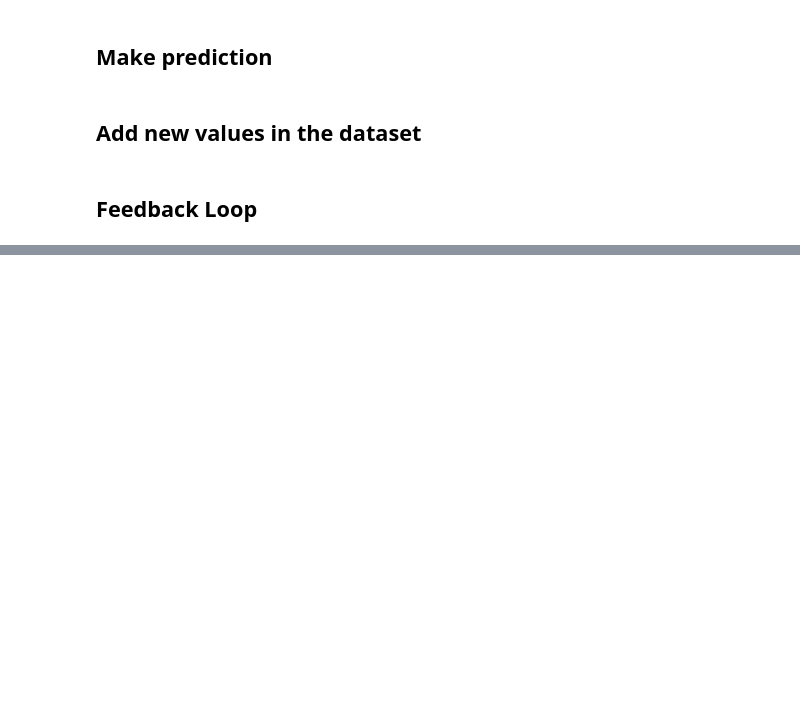
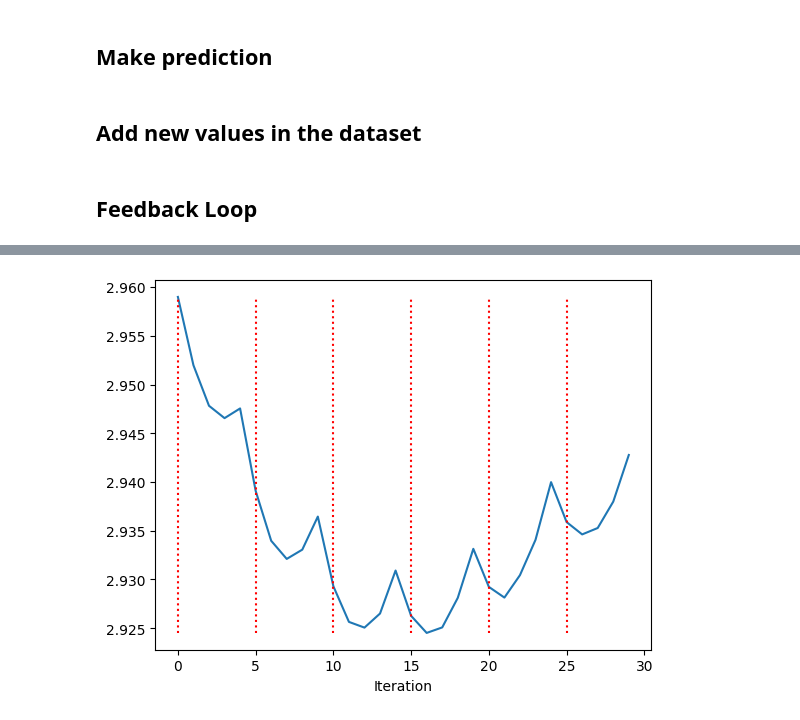
Before and after one commit to AndreaFrasson/Feedback-Loop-for-POI-RS, a Jupyter notebook: rs_bpr.ipynb, the cells around one changed output, grey strips where cells are left out. Cells and saved outputs as stored; diff of their text form; code cells hidden in the pictures; blank space fills up the shorter version.

```diff
--- a/rs_bpr.ipynb
+++ b/rs_bpr.ipynb
@@ -78,8 +71,6 @@ def tuning():
     return params
 # %% [markdown]
 ## Train General Recommendation
-# %%
-params = {'dynamic': False, 'embedding_size': 128, 'learning_rate': 0.07885866707608949, 'mlp_hidden_size': '[64,64,64]', 'sample_num': 5, 'train_batch_size': 4096}
 # %%
 def training(params):
 
@@ -301,0 +261,7 @@ plt.show()
+# %%
+plt.plot(range(len(card)), entropy)
+plt.vlines(range(0,30,5),min(entropy), max(entropy), 'red', 'dotted')
+plt.xlabel('Iteration')
+plt.show()
+# %% [output]
+[figure, added]
```
Also changed, not shown: parts of 13 cells of this notebook, 18 other files.
